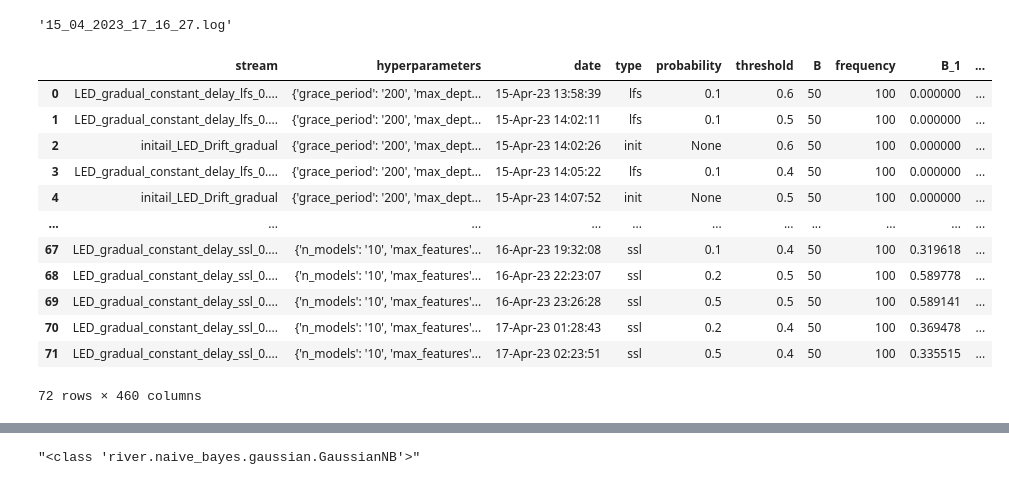
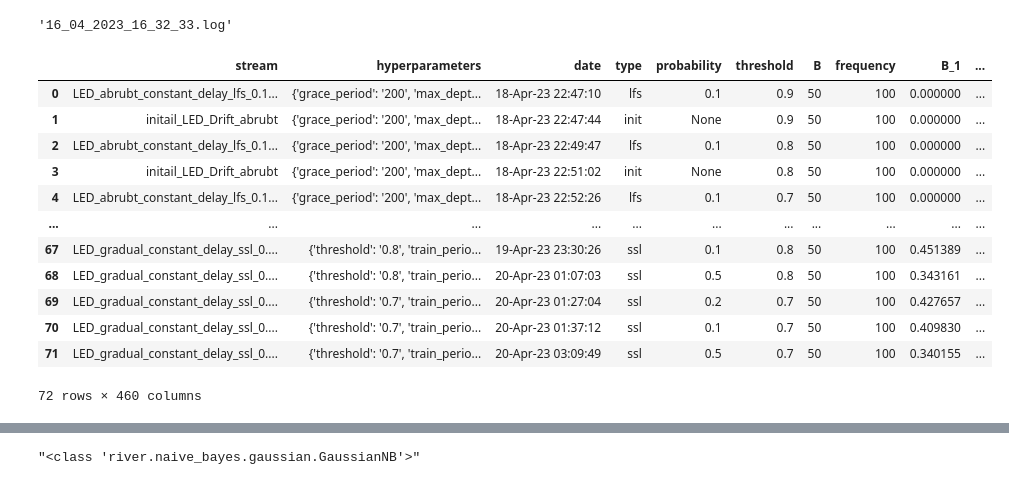
Before and after one commit to hadaszm/master_thesis, a Jupyter notebook: reports.ipynb, the cells around one changed output, grey strips where cells are left out. Saved outputs shown, nothing was run; the diff lists cells and outputs as text; code cells hidden in the pictures.

```diff
--- a/reports.ipynb
+++ b/reports.ipynb
@@ -11,9 +14,8 @@ def get_probability(x):
     if re.search(probability_pattern,x):
         return re.search(probability_pattern,x).group(0)
 # %%
-name_pattern = '(?s:.*)(ssl|init|lfs|delay)'
-probability_pattern  = '\d\.\d{1,2}'
-def prepare_logs(logs_file):
+
+def prepare_logs(logs_file,info_from_hyperparameters = []):
 
     # read data
     res = pd.read_csv(os.path.join('logs',logs_file),header= None)
@@ -31,12 +33,14 @@ def prepare_logs(logs_file):
     res['stream'] = res['stream'].apply(lambda x: x.split(' - ')[1])
     res['type'] = res['stream'].apply(lambda x :  get_type(x))
     res['probability'] = res['stream'].apply(lambda x :  get_probability(x))
-    res['threshold'] = res['hyperparameters'].apply(lambda x : x['threshold'])
+    for inf in info_from_hyperparameters:
+        res[inf] = res['hyperparameters'].apply(lambda x : x[inf])
+    #res['classifier'] = res['hyperparameters'].apply(lambda x : x['classifier'])
 
     #change order
     new_order = list(res.columns[:2])
-    new_order.extend(res.columns[-4:])
-    new_order.extend(res.columns[2:-4])
+    new_order.extend(res.columns[-(3+len(info_from_hyperparameters)):])
+    new_order.extend(res.columns[2:-(3+len(info_from_hyperparameters))])
     res = res[new_order]
 
     return res
@@ -60,23 +63,23 @@ os.listdir('logs')
-# %%
-stoplogs_file
-# %% [output]
-'15_04_2023_17_16_27.log'
+# %%
+logs_file
+# %% [output]
+'16_04_2023_16_32_33.log'
 # %%
-logs_file = os.listdir('logs')[1]
-res = prepare_logs(logs_file)
+logs_file = os.listdir('logs')[0]
+res = prepare_logs(logs_file,['threshold'])
 res
 # %% [output]
 |  | stream | hyperparameters | date | type | probability | threshold | B | frequency | B_1 | ... |
-| 0 | LED_gradual_constant_delay_lfs_0.... | {'grace_period': '200', 'max_dept... | 15-Apr-23 13:58:39 | lfs | 0.1 | 0.6 | 50 | 100 | 0.000000 | ... |
-| 1 | LED_gradual_constant_delay_lfs_0.... | {'grace_period': '200', 'max_dept... | 15-Apr-23 14:02:11 | lfs | 0.1 | 0.5 | 50 | 100 | 0.000000 | ... |
-| 2 | initail_LED_Drift_gradual | {'grace_period': '200', 'max_dept... | 15-Apr-23 14:02:26 | init | None | 0.6 | 50 | 100 | 0.000000 | ... |
-| 3 | LED_gradual_constant_delay_lfs_0.... | {'grace_period': '200', 'max_dept... | 15-Apr-23 14:05:22 | lfs | 0.1 | 0.4 | 50 | 100 | 0.000000 | ... |
-| 4 | initail_LED_Drift_gradual | {'grace_period': '200', 'max_dept... | 15-Apr-23 14:07:52 | init | None | 0.5 | 50 | 100 | 0.000000 | ... |
+| 0 | LED_abrubt_constant_delay_lfs_0.1... | {'grace_period': '200', 'max_dept... | 18-Apr-23 22:47:10 | lfs | 0.1 | 0.9 | 50 | 100 | 0.000000 | ... |
+| 1 | initail_LED_Drift_abrubt | {'grace_period': '200', 'max_dept... | 18-Apr-23 22:47:44 | init | None | 0.9 | 50 | 100 | 0.000000 | ... |
+| 2 | LED_abrubt_constant_delay_lfs_0.1... | {'grace_period': '200', 'max_dept... | 18-Apr-23 22:49:47 | lfs | 0.1 | 0.8 | 50 | 100 | 0.000000 | ... |
+| 3 | initail_LED_Drift_abrubt | {'grace_period': '200', 'max_dept... | 18-Apr-23 22:51:02 | init | None | 0.8 | 50 | 100 | 0.000000 | ... |
+| 4 | LED_abrubt_constant_delay_lfs_0.1... | {'grace_period': '200', 'max_dept... | 18-Apr-23 22:52:26 | lfs | 0.1 | 0.7 | 50 | 100 | 0.000000 | ... |
 | ... | ... | ... | ... | ... | ... | ... | ... | ... | ... | ... |
-| 67 | LED_gradual_constant_delay_ssl_0.... | {'n_models': '10', 'max_features'... | 16-Apr-23 19:32:08 | ssl | 0.1 | 0.4 | 50 | 100 | 0.319618 | ... |
-| 68 | LED_gradual_constant_delay_ssl_0.... | {'n_models': '10', 'max_features'... | 16-Apr-23 22:23:07 | ssl | 0.2 | 0.5 | 50 | 100 | 0.589778 | ... |
-| 69 | LED_gradual_constant_delay_ssl_0.... | {'n_models': '10', 'max_features'... | 16-Apr-23 23:26:28 | ssl | 0.5 | 0.5 | 50 | 100 | 0.589141 | ... |
-| 70 | LED_gradual_constant_delay_ssl_0.... | {'n_models': '10', 'max_features'... | 17-Apr-23 01:28:43 | ssl | 0.2 | 0.4 | 50 | 100 | 0.369478 | ... |
-| 71 | LED_gradual_constant_delay_ssl_0.... | {'n_models': '10', 'max_features'... | 17-Apr-23 02:23:51 | ssl | 0.5 | 0.4 | 50 | 100 | 0.335515 | ... |
+| 67 | LED_gradual_constant_delay_ssl_0.... | {'threshold': '0.8', 'train_perio... | 19-Apr-23 23:30:26 | ssl | 0.1 | 0.8 | 50 | 100 | 0.451389 | ... |
+| 68 | LED_gradual_constant_delay_ssl_0.... | {'threshold': '0.8', 'train_perio... | 20-Apr-23 01:07:03 | ssl | 0.5 | 0.8 | 50 | 100 | 0.343161 | ... |
+| 69 | LED_gradual_constant_delay_ssl_0.... | {'threshold': '0.7', 'train_perio... | 20-Apr-23 01:27:04 | ssl | 0.2 | 0.7 | 50 | 100 | 0.427657 | ... |
+| 70 | LED_gradual_constant_delay_ssl_0.... | {'threshold': '0.7', 'train_perio... | 20-Apr-23 01:37:12 | ssl | 0.1 | 0.7 | 50 | 100 | 0.409830 | ... |
+| 71 | LED_gradual_constant_delay_ssl_0.... | {'threshold': '0.7', 'train_perio... | 20-Apr-23 03:09:49 | ssl | 0.5 | 0.7 | 50 | 100 | 0.340155 | ... |
 72 rows × 460 columns
 # %%
```
Also changed, not shown: parts of 20 cells of this notebook, 50 other files.
